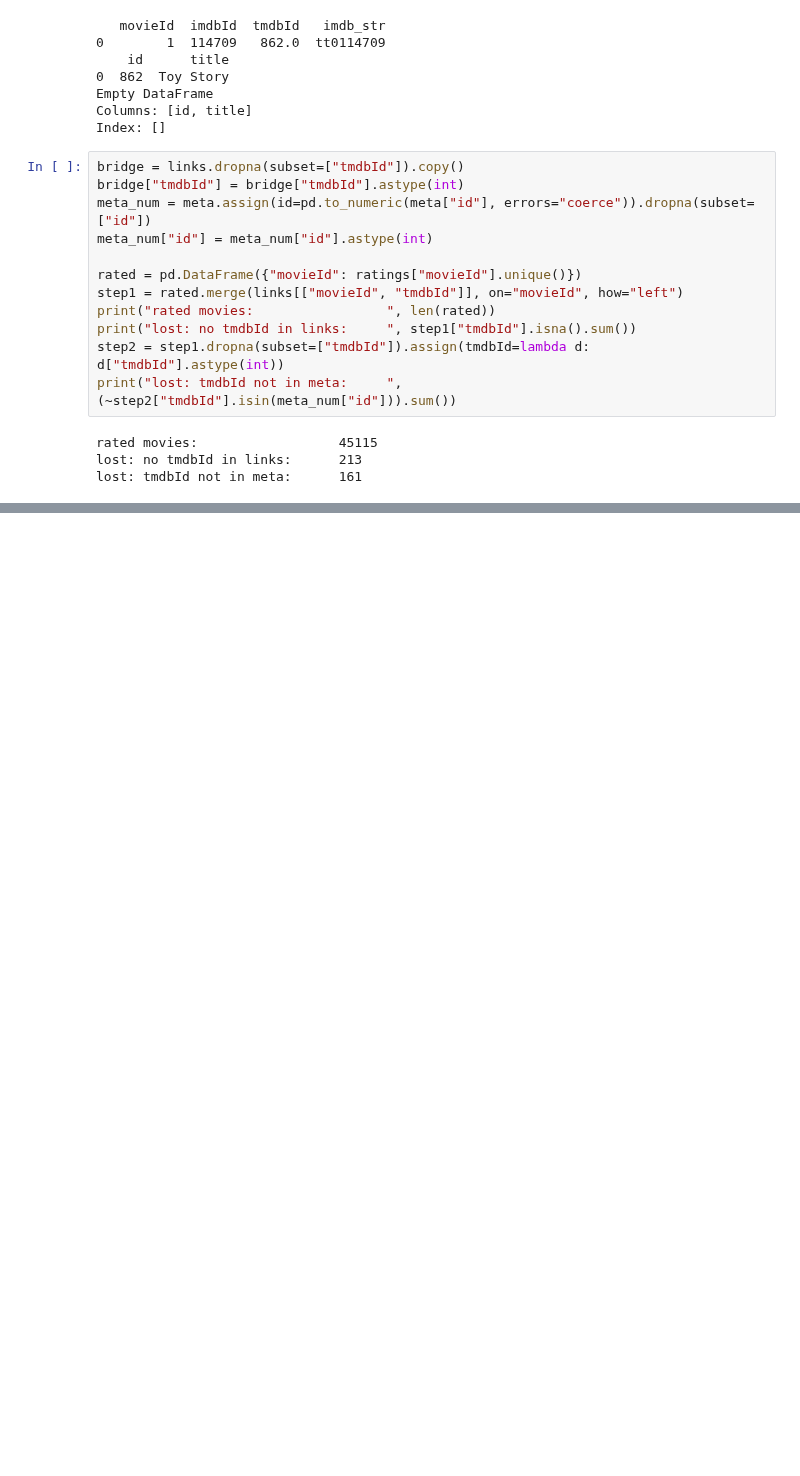
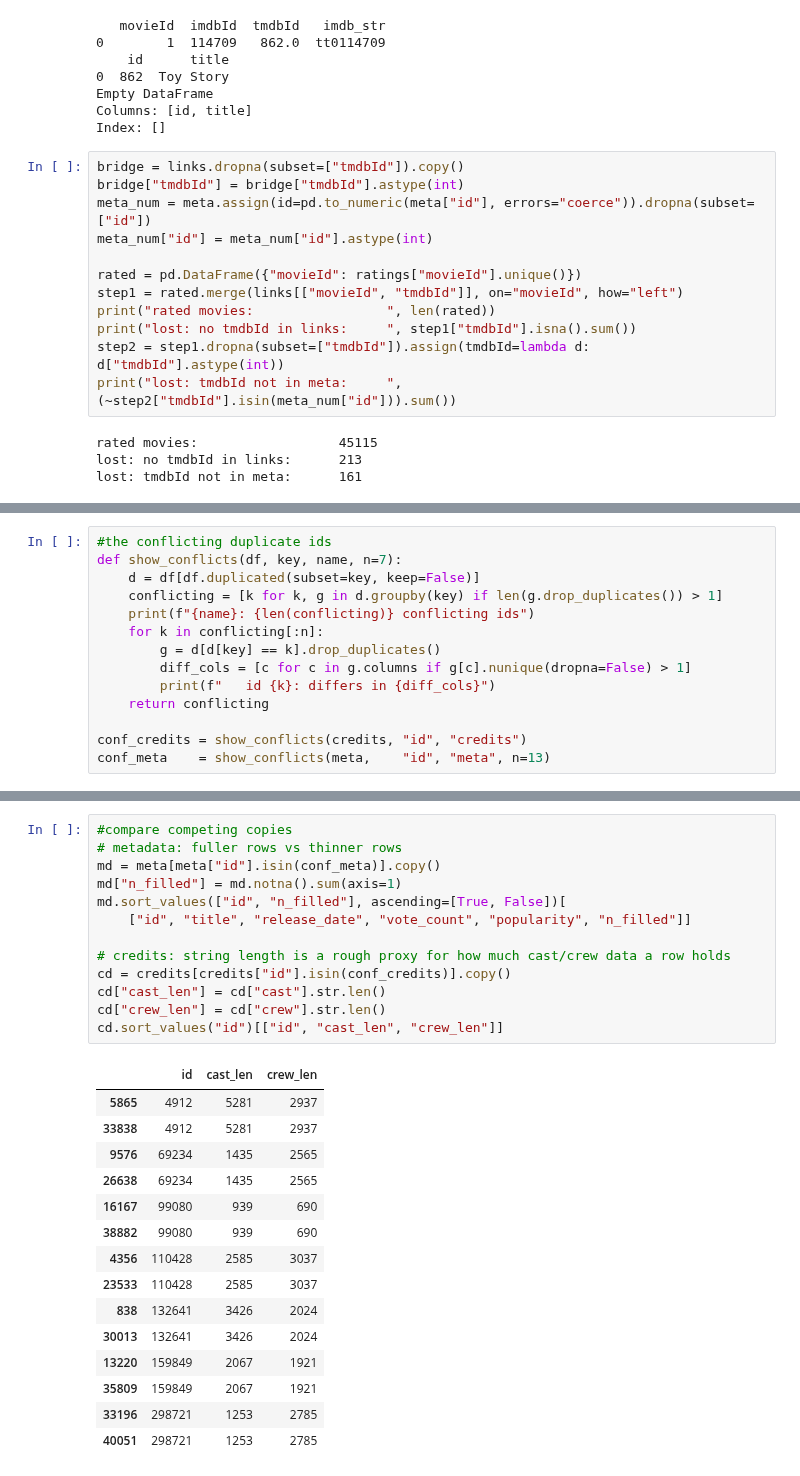
Before and after one commit to anushka-rodrigo/Movie-Intelligence, a Jupyter notebook: src/notebooks/stage1_data_investigation.ipynb, the cells around one changed output, grey strips where cells are left out. Saved outputs shown, nothing was run; the diff lists cells and outputs as text; blank space fills up the shorter version.

Commit message:
final checks in data investigations

```diff
--- a/src/notebooks/stage1_data_investigation.ipynb
+++ b/src/notebooks/stage1_data_investigation.ipynb
@@ -383,0 +528,14 @@ lost: tmdbId not in meta:      161
+# %%
+#the conflicting duplicate ids
+def show_conflicts(df, key, name, n=7):
+    d = df[df.duplicated(subset=key, keep=False)]
+    conflicting = [k for k, g in d.groupby(key) if len(g.drop_duplicates()) > 1]
+    print(f"{name}: {len(conflicting)} conflicting ids")
+    for k in conflicting[:n]:
+        g = d[d[key] == k].drop_duplicates()
+        diff_cols = [c for c in g.columns if g[c].nunique(dropna=False) > 1]
+        print(f"   id {k}: differs in {diff_cols}")
+    return conflicting
+
+conf_credits = show_conflicts(credits, "id", "credits")
+conf_meta    = show_conflicts(meta,    "id", "meta", n=13)
@@ -383,0 +560,29 @@ lost: tmdbId not in meta:      161
+# %%
+#compare competing copies
+# metadata: fuller rows vs thinner rows
+md = meta[meta["id"].isin(conf_meta)].copy()
+md["n_filled"] = md.notna().sum(axis=1)
+md.sort_values(["id", "n_filled"], ascending=[True, False])[
+    ["id", "title", "release_date", "vote_count", "popularity", "n_filled"]]
+
+# credits: string length is a rough proxy for how much cast/crew data a row holds
+cd = credits[credits["id"].isin(conf_credits)].copy()
+cd["cast_len"] = cd["cast"].str.len()
+cd["crew_len"] = cd["crew"].str.len()
+cd.sort_values("id")[["id", "cast_len", "crew_len"]]
+# %% [output]
+|  | id | cast_len | crew_len |
+| 5865 | 4912 | 5281 | 2937 |
+| 33838 | 4912 | 5281 | 2937 |
+| 9576 | 69234 | 1435 | 2565 |
+| 26638 | 69234 | 1435 | 2565 |
+| 16167 | 99080 | 939 | 690 |
+| 38882 | 99080 | 939 | 690 |
+| 4356 | 110428 | 2585 | 3037 |
+| 23533 | 110428 | 2585 | 3037 |
+| 838 | 132641 | 3426 | 2024 |
+| 30013 | 132641 | 3426 | 2024 |
+| 13220 | 159849 | 2067 | 1921 |
+| 35809 | 159849 | 2067 | 1921 |
+| 33196 | 298721 | 1253 | 2785 |
+| 40051 | 298721 | 1253 | 2785 |
```
Also changed, not shown: parts of 16 cells of this notebook.
